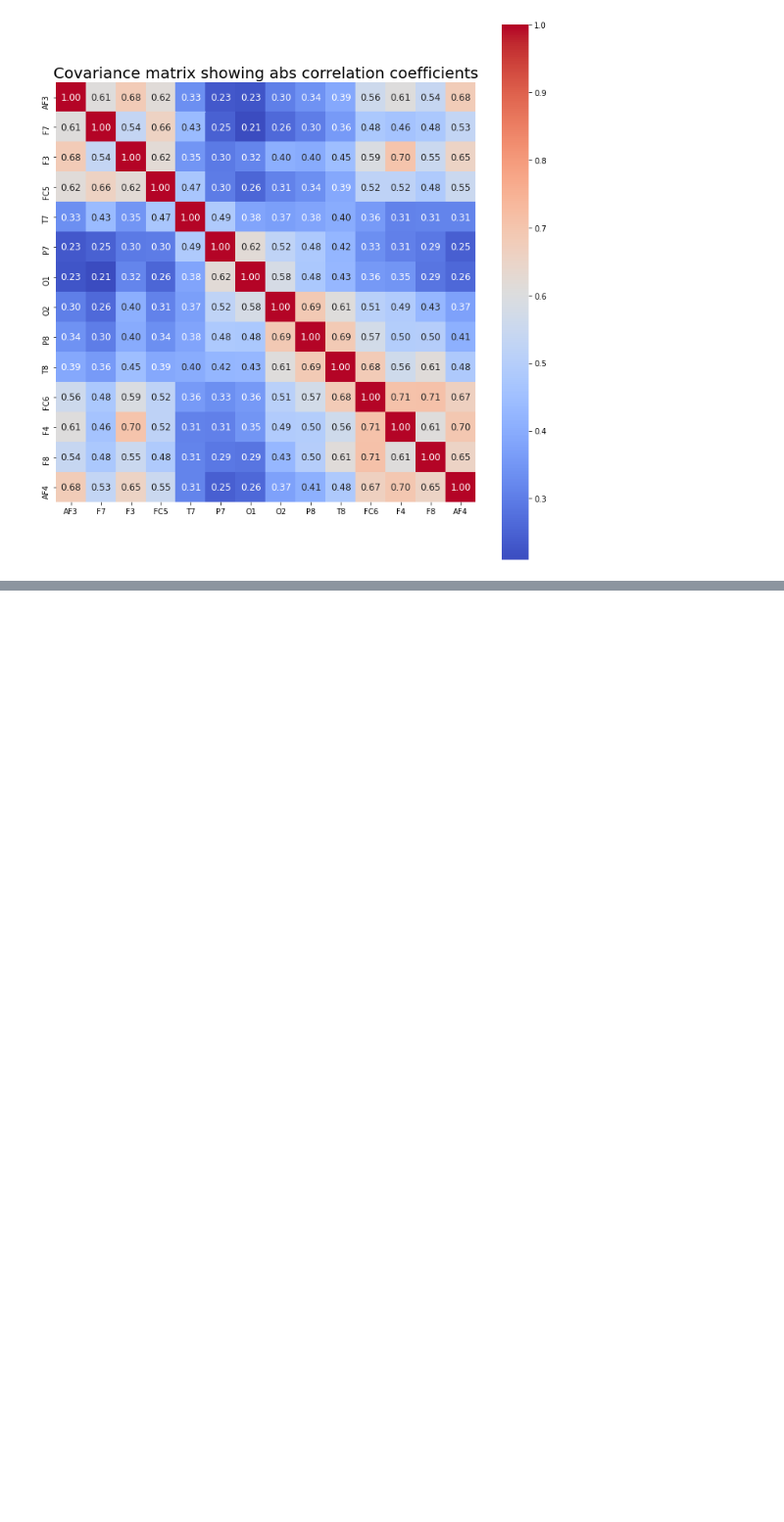
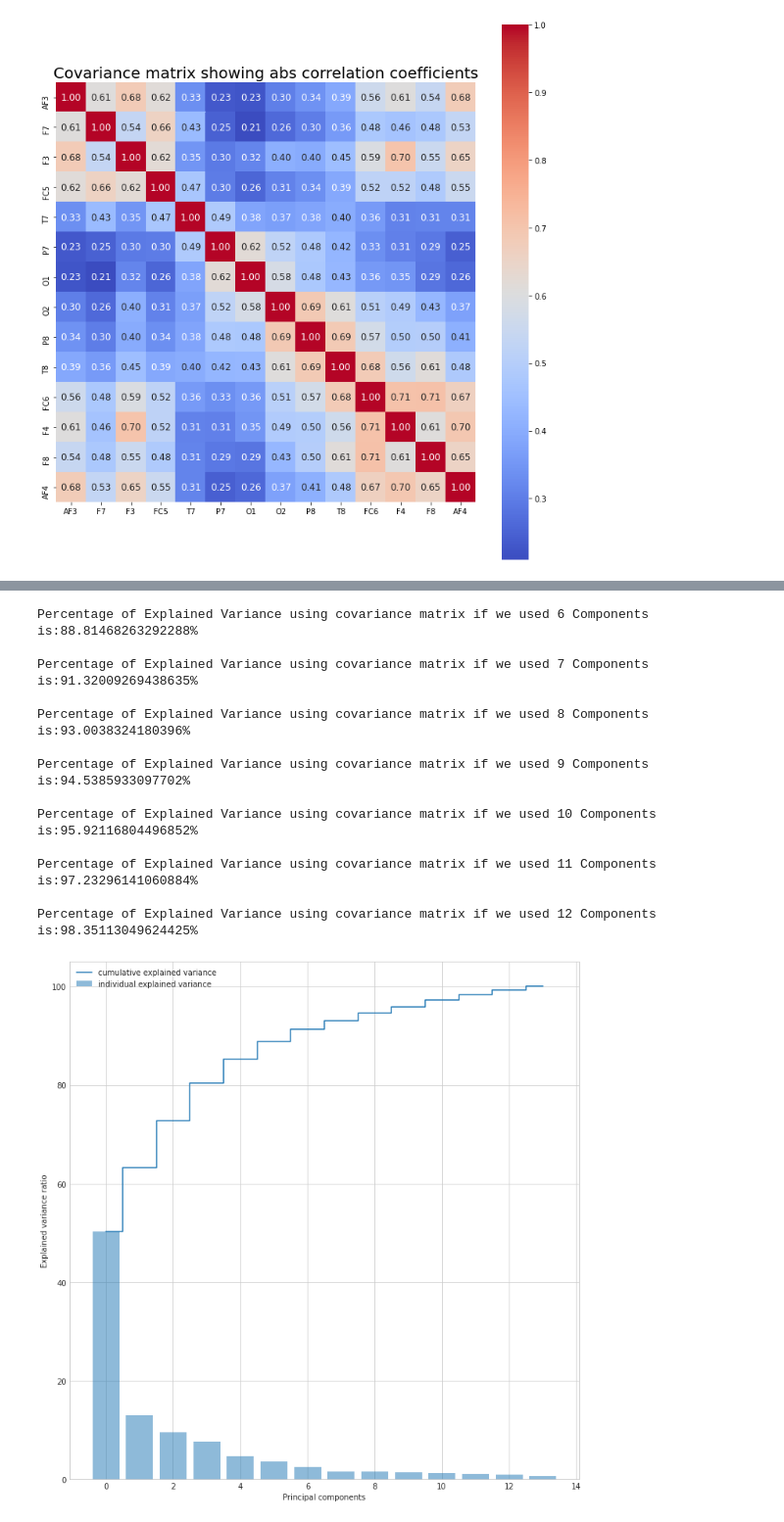
Before and after one commit to Sherif-MoOo/MTS-CPCA, a Jupyter notebook: PCA-MTS.ipynb, the cells around one changed output, grey strips where cells are left out. Shown at 98% size. Saved outputs shown, nothing was run; the diff lists cells and outputs as text; code cells hidden in the pictures; blank space fills up the shorter version.

```diff
--- a/PCA-MTS.ipynb
+++ b/PCA-MTS.ipynb
@@ -171,0 +210,17 @@ a.Correlation(channels_order)
+# %%
+Obj.covariance_explained_var()
+# %% [output]
+Percentage of Explained Variance using covariance matrix if we used 6 Components is:88.81468263292288%
+
+Percentage of Explained Variance using covariance matrix if we used 7 Components is:91.32009269438635%
+
+Percentage of Explained Variance using covariance matrix if we used 8 Components is:93.0038324180396%
+
+Percentage of Explained Variance using covariance matrix if we used 9 Components is:94.5385933097702%
+
+Percentage of Explained Variance using covariance matrix if we used 10 Components is:95.92116804496852%
+
+Percentage of Explained Variance using covariance matrix if we used 11 Components is:97.23296141060884%
+
+Percentage of Explained Variance using covariance matrix if we used 12 Components is:98.35113049624425%
+[figure, added]
```
Also changed, not shown: parts of 10 cells of this notebook.
